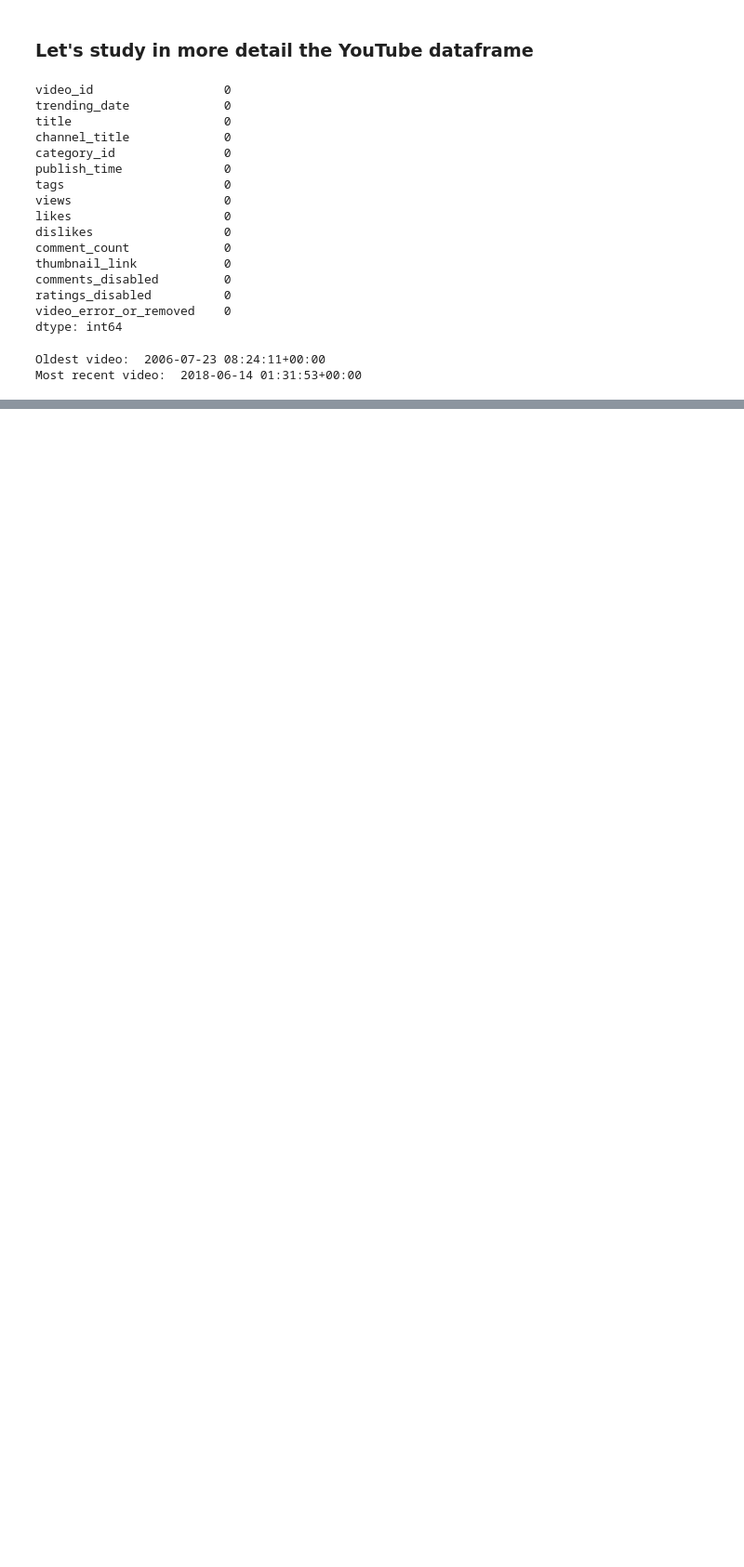
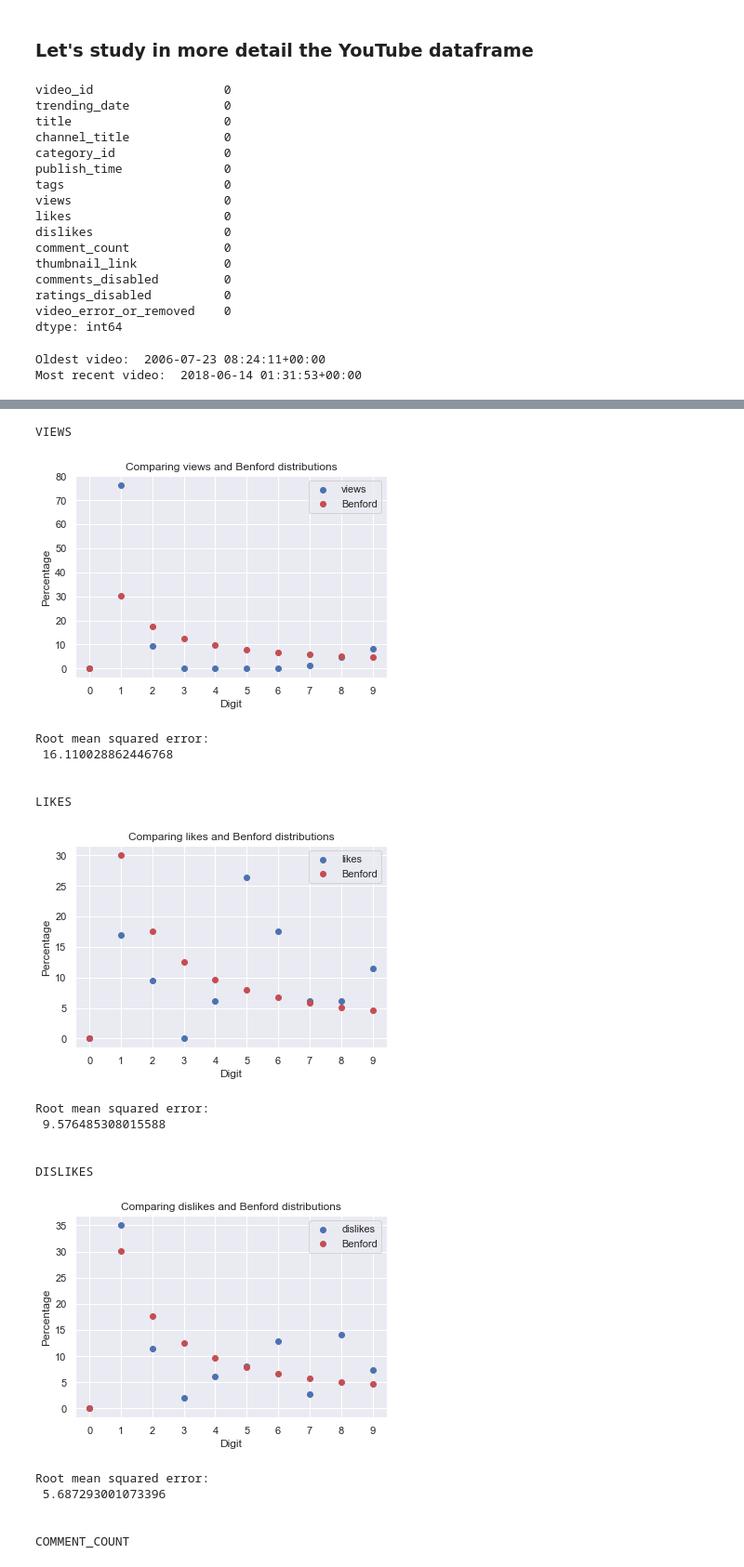
Before and after one commit to Marta-Bar/Benfords-law, a Jupyter notebook: Benfordness.ipynb, the cells around one changed output, grey strips where cells are left out. Shown at 93% size. Drawn from its saved outputs; the diff is of its cells as text; code cells hidden in the pictures; blank space fills up the shorter version.

Commit message:
worked by channel

```diff
--- a/Benfordness.ipynb
+++ b/Benfordness.ipynb
@@ -99,8 +109,8 @@ attr = ['views', 'likes', 'dislikes', 'comment_count']
 
 dfYT_copy= dfYT.copy()
 for col in attr:
-    print(col)
-    Benf(dfYT_copy[col].to_numpy())
+    print(col.upper())
+    Benf_print(dfYT_copy[col],col)
 
 # WOW!! I don't need to explain the results... it fits perfectly :)
 # we could try to study the outliars and see what they have in common
@@ -261,8 +213,0 @@ sorted(df.category_id.unique()) # category type. See for example https://gist.gi
-# %%
-id_count = df['category_id'].value_counts()
-sns.set(style="darkgrid")
-sns.barplot(id_count.index, id_count.values, alpha=0.9)
-plt.title('Frequency Distribution of Category Types')
-plt.ylabel('Number of Occurrences', fontsize=12)
-plt.xlabel('Category Types', fontsize=12)
-plt.show()
@@ -321,0 +245,12 @@ plt.show()
+# %%
+# create a dictionary with {'channel title': mean squared error, ....}
+RMSE_dict = {}
+
+# lets' consider videos with at least 100 videos
+n_videos = 100
+
+for channel in dfYT.channel_title.unique():
+    if dfYT.channel_title.value_counts()[channel]< n_videos: continue
+    df_ch = dfYT[dfYT['channel_title']==channel]
+    c, rmse = Benf(df_ch['views'])
+    RMSE_dict[channel] = rmse
@@ -321,0 +275,5 @@ plt.show()
+# %%
+# Channel with higher error:
+
+ch_max = max(RMSE_dict, key=RMSE_dict.get)
+ch_max
@@ -321,0 +282,24 @@ plt.show()
+# %%
+for col in attr:
+    print(col.upper())
+    Benf_print(dfYT[dfYT['channel_title']==ch_max][col],col)
+# %% [output]
+VIEWS
+[figure, added]
+Root mean squared error:
+ 16.110028862446768
+
+
+LIKES
+[figure, added]
+Root mean squared error:
+ 9.576485308015588
+
+
+DISLIKES
+[figure, added]
+Root mean squared error:
+ 5.687293001073396
+
+
+COMMENT_COUNT
```
Also changed, not shown: parts of 28 cells of this notebook.
